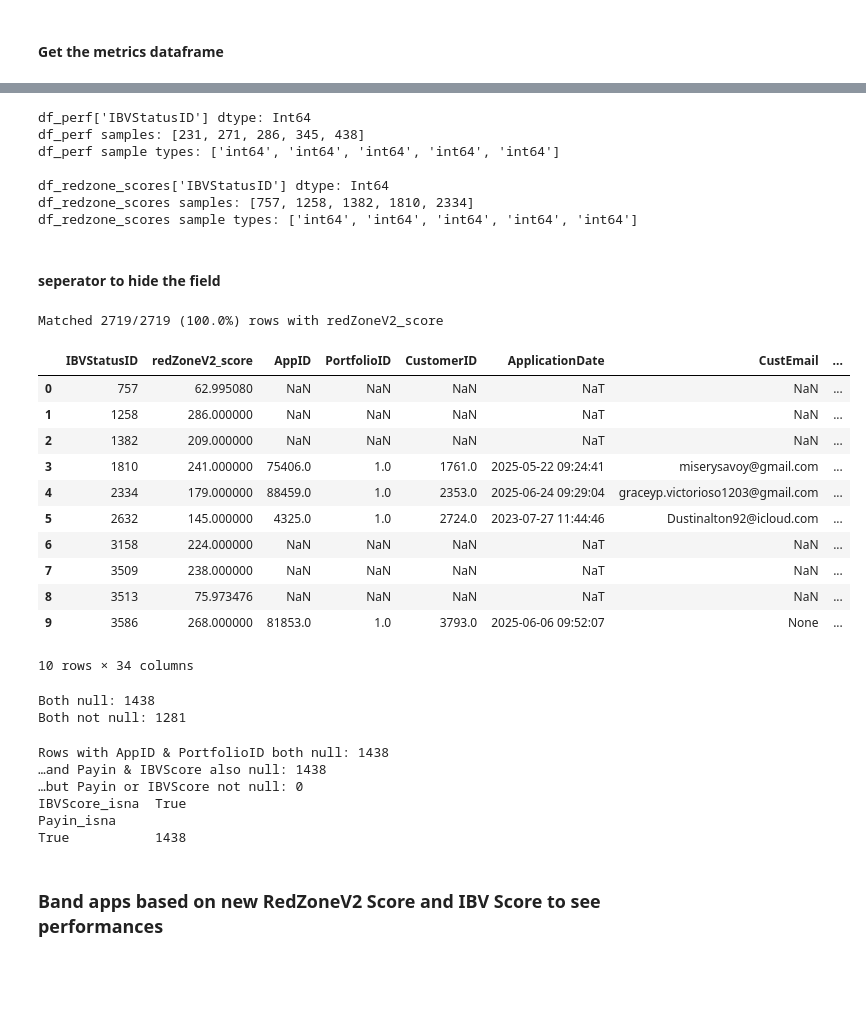
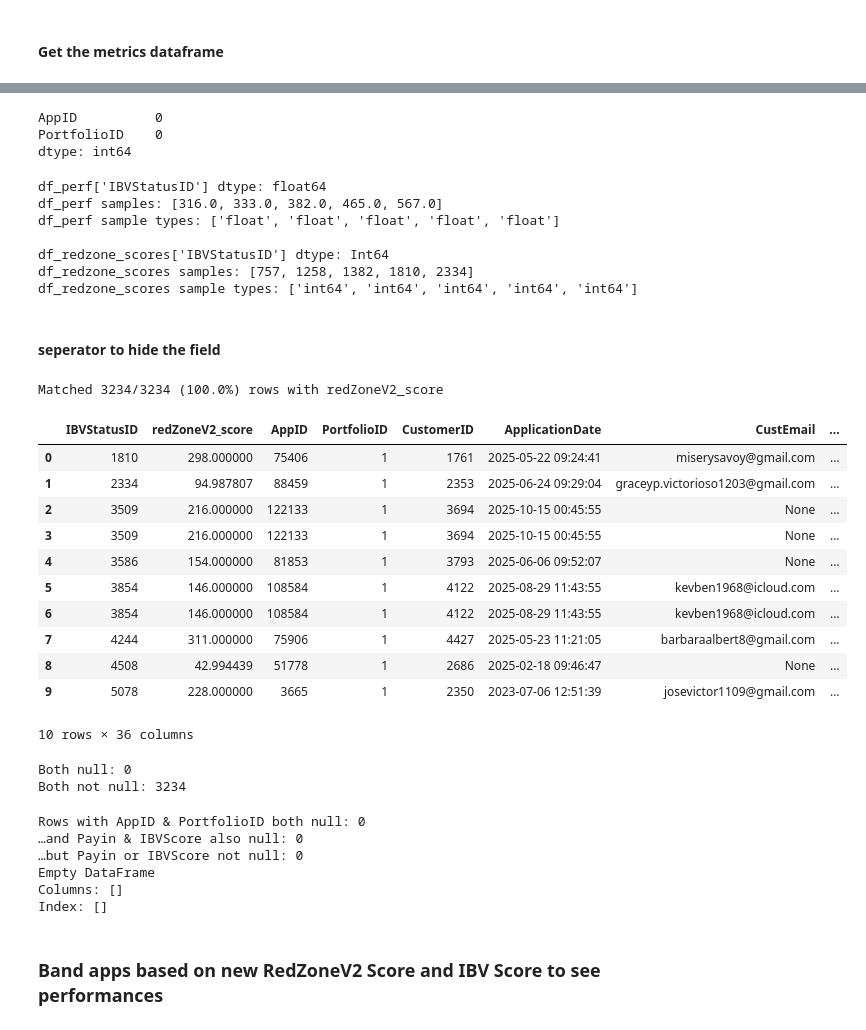
Before and after one commit to Junchen-concord/loonie_bankuity_rerun, a Jupyter notebook: notebooks/rerun_analysis_V0.ipynb, the cells around one changed output, grey strips where cells are left out. Saved outputs shown, nothing was run; the diff lists cells and outputs as text; code cells hidden in the pictures; blank space fills up the shorter version.

Commit message:
1211_rerun_V2

```diff
--- a/notebooks/rerun_analysis_V0.ipynb
+++ b/notebooks/rerun_analysis_V0.ipynb
@@ -47,7 +47,7 @@ print(df_rerun.shape)
 # %% [markdown]
 #### Write the ResponseJSONText to Local (CAREFULL TO RUN!!!!!!!)
 # %%
-output_dir = "/Users/starsrain/nov2025_concord/loonie_bankuity_rerun/rerun_output_JSONs"
+output_dir = "/Users/starsrain/nov2025_concord/loonie_bankuity_rerun/rerun_output_JSONs_V2"
 os.makedirs(output_dir, exist_ok=True)
 
 for token, response_text in zip(df_rerun.IBVToken.values, df_rerun.ResponseJSONText.values):
@@ -63,7 +63,7 @@ for token, response_text in zip(df_rerun.IBVToken.values, df_rerun.ResponseJSONT
 # %%
 import re
 
-input_dir = "/Users/starsrain/nov2025_concord/loonie_bankuity_rerun/rerun_output_JSONs"
+input_dir = "/Users/starsrain/nov2025_concord/loonie_bankuity_rerun/rerun_output_JSONs_V2"
 rows = []
 
 for filename in os.listdir(input_dir):
@@ -150,7 +151,7 @@ left join LF_LMS_Logs..VW_ApplicationDump VW on A.APPGUID = VW.APPGUID
 --left join [LF_BankData].[dbo].[IBVStatus] as ibvT on ibvT.AccountNumber = A.CustomerSSN
 left join [LF_BankData].[dbo].[IBVStatus] as ibvT on ibvT.ApplicationID = A.Application_ID AND ibvT.PortfolioID= A.PortfolioID
 where A.ApplicationDate>'2023-04-30' and ((CustEmail is null) or  (CustEmail not in ( 'josh@concordadvice.com', 'tiffany.speedyservicing@gmail.com','bobby@speedyservicing.com',
-'and.kom@example.com', 'and.tor020@example.com', 'and.tor050@example.com', 'and.torrc4@example.com',
+'and.kom@example.com', 'and.tor020@example.com', ' and.tor050@example.com', 'and.torrc4@example.com',
 'test@dot818.com', 'test@example.com', 'test@gmail.com', 'test@loanscanada.ca', 'test@test.com', 'test2@test.com',
 'testerqad@gmail.com', 'testik@test.com', 'testteam@dmaassociatescorp.com', 'tiffany.speedyservicing@gmail.com')))
 
@@ -323,7 +324,7 @@ FROM #LoanDefault_Dedup; */
 
 
 drop table if EXISTS #t3
-select A.*, B.FPDFA, B.PaymentStatus
+select A.*, B.FPDFA, B.PaymentStatus, B.is_loan_first_install, B.InstallmentNumber
 into #t3
 from #t2 A
 inner join #LoanDefault_Dedup B on A.LoanID = B.LoanID
@@ -360,14 +361,14 @@ where A.Originated=1
 group by A.Application_ID, A.PortFolioID, A.LoanID
 """
 query2 = """
-SELECT A.*,B.FPDFA, B2.FPDAA,C.PaidOffPaymentAmount, C.PmtCount, C.PmtReturn,CASE
+SELECT A.*,B.FPDFA, B.is_loan_first_install, B.InstallmentNumber, B2.FPDAA, C.PaidOffPaymentAmount, C.PmtCount, C.PmtReturn,CASE
   WHEN A.OriginatedAmount IS NULL THEN 0
   WHEN A.OriginatedAmount = 0 THEN 0.0
   ELSE COALESCE(C.PaidOffPaymentAmount, 0.0)
        / CAST(A.OriginatedAmount AS float)
 END AS Payin,
 case when C.PaidOffPaymentAmount >= A.OriginatedAmount * 1.05 then 1 else 0 end as IsGood
-from #t2 A  -- avg(OriginatedAmount+0.0) as AvgLoanAmount, sum(FPDFA) as FPDFA, sum(FPDFA+0.0)/count(*)*100 as FPDFARate
+from #t2 A
 left join #t11 A1 on A1.Application_ID = A.Application_ID and A1.PortFolioID = A.PortfolioID
 left join #t3 B on A.Application_ID = B.Application_ID and A.PortFolioID = B.PortFolioID
 left join #t31 B2 on A.Application_ID = B2.Application_ID and A.PortFolioID = B2.PortFolioID
@@ -378,11 +379,11 @@ where A.Originated = 1
 with engine.begin() as cnxn:  # same connection + transaction
     cnxn.exec_driver_sql("SET NOCOUNT ON; USE LF_LMSMASTER;")
     cnxn.exec_driver_sql(query1)               # multi-statement OK here
-    df_perf = pd.read_sql(query2, cnxn)        # sees temp tables
+    df_perf_orig = pd.read_sql(query2, cnxn)        # sees temp tables
 # df_perf = pd.read_csv('perf_accept_orig_formodeling_dependentmeasure.csv')
-df_perf = df_perf.rename(columns = {'Application_ID':'AppID'})
-df_perf.AppID = df_perf.AppID.astype(int)
+df_perf_orig = df_perf_orig.rename(columns = {'Application_ID':'AppID'})
+df_perf_orig.AppID = df_perf_orig.AppID.astype(int)
 
-df_perf.head(3)
+df_perf_orig.head(3)
 # %% [output]
 |  | IBVStatusID | AppID | PortfolioID | CustomerID | ApplicationDate | CustEmail | NewlyScored | Accepted | ... |
@@ -393,7 +394,15 @@ df_perf.head(3)
+# %%
+# NA counts for core metrics
+df_perf_orig['is_loan_first_install'].value_counts()
+df_perf_orig[['AppID','PortfolioID']].isna().sum()
+# %% [output]
+AppID          0
+PortfolioID    0
+dtype: int64
 # %%
 # Inspect dtypes and sample value types for IBVStatusID keys
 try:
-    s = df_perf["IBVStatusID"]
+    s = df_perf_orig["IBVStatusID"]
     sv = s.dropna().head(5)
     print("df_perf['IBVStatusID'] dtype:", s.dtype)
     print("df_perf samples:", list(sv))
@@ -412,9 +421,9 @@ try:
 except Exception as e:
     print("df_redzone_scores IBVStatusID check error:", e)
 # %% [output]
-df_perf['IBVStatusID'] dtype: Int64
-df_perf samples: [231, 271, 286, 345, 438]
-df_perf sample types: ['int64', 'int64', 'int64', 'int64', 'int64']
+df_perf['IBVStatusID'] dtype: float64
+df_perf samples: [316.0, 333.0, 382.0, 465.0, 567.0]
+df_perf sample types: ['float', 'float', 'float', 'float', 'float']
 
 df_redzone_scores['IBVStatusID'] dtype: Int64
 df_redzone_scores samples: [757, 1258, 1382, 1810, 2334]
@@ -423,39 +432,39 @@ df_redzone_scores sample types: ['int64', 'int64', 'int64', 'int64', 'int64']
 #### seperator to hide the field
 # %%
 
-df_perf["IBVStatusID"] = df_perf["IBVStatusID"].astype("Int64")
+df_perf_orig["IBVStatusID"] = df_perf_orig["IBVStatusID"].astype("Int64")
 df_redzone_scores["IBVStatusID"] = pd.to_numeric(df_redzone_scores["IBVStatusID"], errors="coerce").astype("Int64")
 # %%
 # Merge RedZoneV2 scores with performance metrics
-assert 'IBVStatusID' in df_perf.columns, 'IBVStatusID not found in df_perf'
+assert 'IBVStatusID' in df_perf_orig.columns, 'IBVStatusID not found in df_perf'
 
 # ensure unique key in scores
 _df_scores = df_redzone_scores.drop_duplicates(subset=['IBVStatusID']).copy()
 
 # left-join to retain all perf rows
-df_perf_merged = df_redzone_scores.merge(df_perf, on='IBVStatusID', how='left')
+df_perf_merged = df_redzone_scores.merge(df_perf_orig, on='IBVStatusID', how='inner')
 
 # coverage report
 matched = df_perf_merged['redZoneV2_score'].notna().sum()
 total = len(df_perf_merged)
 print(f"Matched {matched}/{total} ({matched/total:.1%}) rows with redZoneV2_score")
 
 # quick preview
 df_perf_merged.head(10)
 # %% [output]
-Matched 2719/2719 (100.0%) rows with redZoneV2_score
+Matched 3234/3234 (100.0%) rows with redZoneV2_score
 |  | IBVStatusID | redZoneV2_score | AppID | PortfolioID | CustomerID | ApplicationDate | CustEmail | ... |
-| 0 | 757 | 62.995080 | NaN | NaN | NaN | NaT | NaN | ... |
-| 1 | 1258 | 286.000000 | NaN | NaN | NaN | NaT | NaN | ... |
-| 2 | 1382 | 209.000000 | NaN | NaN | NaN | NaT | NaN | ... |
-| 3 | 1810 | 241.000000 | 75406.0 | 1.0 | 1761.0 | 2025-05-22 09:24:41 | miserysavoy@gmail.com | ... |
-| 4 | 2334 | 179.000000 | 88459.0 | 1.0 | 2353.0 | 2025-06-24 09:29:04 | graceyp.victorioso1203@gmail.com | ... |
-| 5 | 2632 | 145.000000 | 4325.0 | 1.0 | 2724.0 | 2023-07-27 11:44:46 | Dustinalton92@icloud.com | ... |
-| 6 | 3158 | 224.000000 | NaN | NaN | NaN | NaT | NaN | ... |
-| 7 | 3509 | 238.000000 | NaN | NaN | NaN | NaT | NaN | ... |
-| 8 | 3513 | 75.973476 | NaN | NaN | NaN | NaT | NaN | ... |
-| 9 | 3586 | 268.000000 | 81853.0 | 1.0 | 3793.0 | 2025-06-06 09:52:07 | None | ... |
+| 0 | 1810 | 298.000000 | 75406 | 1 | 1761 | 2025-05-22 09:24:41 | miserysavoy@gmail.com | ... |
+| 1 | 2334 | 94.987807 | 88459 | 1 | 2353 | 2025-06-24 09:29:04 | graceyp.victorioso1203@gmail.com | ... |
+| 2 | 3509 | 216.000000 | 122133 | 1 | 3694 | 2025-10-15 00:45:55 | None | ... |
+| 3 | 3509 | 216.000000 | 122133 | 1 | 3694 | 2025-10-15 00:45:55 | None | ... |
+| 4 | 3586 | 154.000000 | 81853 | 1 | 3793 | 2025-06-06 09:52:07 | None | ... |
+| 5 | 3854 | 146.000000 | 108584 | 1 | 4122 | 2025-08-29 11:43:55 | kevben1968@icloud.com | ... |
+| 6 | 3854 | 146.000000 | 108584 | 1 | 4122 | 2025-08-29 11:43:55 | kevben1968@icloud.com | ... |
+| 7 | 4244 | 311.000000 | 75906 | 1 | 4427 | 2025-05-23 11:21:05 | barbaraalbert8@gmail.com | ... |
+| 8 | 4508 | 42.994439 | 51778 | 1 | 2686 | 2025-02-18 09:46:47 | None | ... |
+| 9 | 5078 | 228.000000 | 3665 | 1 | 2350 | 2023-07-06 12:51:39 | josevictor1109@gmail.com | ... |
-10 rows × 34 columns
+10 rows × 36 columns
 # %%
 both_null = df_perf_merged["AppID"].isna() & df_perf_merged["PortfolioID"].isna()
 both_not_null = df_perf_merged["AppID"].notna() & df_perf_merged["PortfolioID"].notna()
@@ -463,8 +472,8 @@ both_not_null = df_perf_merged["AppID"].notna() & df_perf_merged["PortfolioID"].
 print("Both null:", int(both_null.sum()))
 print("Both not null:", int(both_not_null.sum()))
 # %% [output]
-Both null: 1438
-Both not null: 1281
+Both null: 0
+Both not null: 3234
 # %%
 bn = df_perf_merged["AppID"].isna() & df_perf_merged["PortfolioID"].isna()
 payin_na = df_perf_merged["Payin"].isna()
@@ -482,12 +491,12 @@ print("…but Payin or IBVScore not null:", any_not_na)
 import pandas as pd
 print(pd.crosstab(payin_na[bn], ibv_na[bn], rownames=["Payin_isna"], colnames=["IBVScore_isna"]))
 # %% [output]
-Rows with AppID & PortfolioID both null: 1438
-…and Payin & IBVScore also null: 1438
+Rows with AppID & PortfolioID both null: 0
+…and Payin & IBVScore also null: 0
 …but Payin or IBVScore not null: 0
-IBVScore_isna  True
-Payin_isna
-True           1438
+Empty DataFrame
+Columns: []
+Index: []
 # %% [markdown]
 ### Band apps based on new RedZoneV2 Score and IBV Score to see performances
 # %%
```
Also changed, not shown: parts of 6 cells of this notebook, 8 other files.
